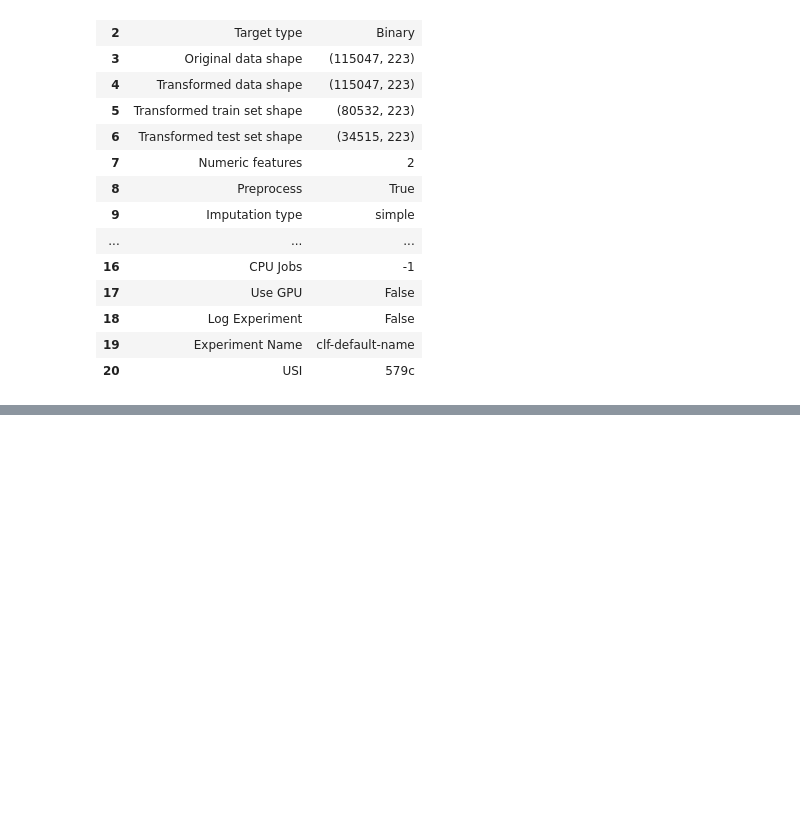
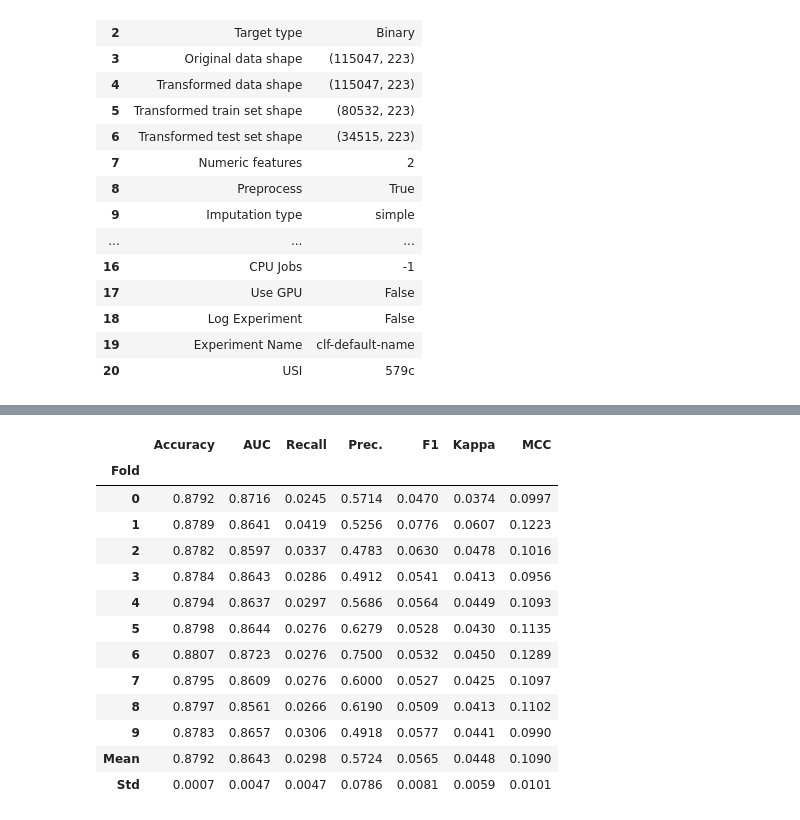
Before and after one commit to Jon9woo/insurance-cross-sell-prediction, a Jupyter notebook: jupyter/02-modeling.ipynb, the cells around one changed output, grey strips where cells are left out. Saved outputs shown, nothing was run; the diff lists cells and outputs as text; code cells hidden in the pictures; blank space fills up the shorter version.

```diff
--- a/jupyter/02-modeling.ipynb
+++ b/jupyter/02-modeling.ipynb
@@ -125,0 +151,3 @@ exp = setup(pycaretData, target='Response',numeric_features=['Age', 'Annual_Prem
+# %%
+model = create_model('lightgbm')
+# %% [output]
@@ -125,0 +155,14 @@ exp = setup(pycaretData, target='Response',numeric_features=['Age', 'Annual_Prem
+|  | Accuracy | AUC | Recall | Prec. | F1 | Kappa | MCC |
+| Fold |  |  |  |  |  |  |  |
+| 0 | 0.8792 | 0.8716 | 0.0245 | 0.5714 | 0.0470 | 0.0374 | 0.0997 |
+| 1 | 0.8789 | 0.8641 | 0.0419 | 0.5256 | 0.0776 | 0.0607 | 0.1223 |
+| 2 | 0.8782 | 0.8597 | 0.0337 | 0.4783 | 0.0630 | 0.0478 | 0.1016 |
+| 3 | 0.8784 | 0.8643 | 0.0286 | 0.4912 | 0.0541 | 0.0413 | 0.0956 |
+| 4 | 0.8794 | 0.8637 | 0.0297 | 0.5686 | 0.0564 | 0.0449 | 0.1093 |
+| 5 | 0.8798 | 0.8644 | 0.0276 | 0.6279 | 0.0528 | 0.0430 | 0.1135 |
+| 6 | 0.8807 | 0.8723 | 0.0276 | 0.7500 | 0.0532 | 0.0450 | 0.1289 |
+| 7 | 0.8795 | 0.8609 | 0.0276 | 0.6000 | 0.0527 | 0.0425 | 0.1097 |
+| 8 | 0.8797 | 0.8561 | 0.0266 | 0.6190 | 0.0509 | 0.0413 | 0.1102 |
+| 9 | 0.8783 | 0.8657 | 0.0306 | 0.4918 | 0.0577 | 0.0441 | 0.0990 |
+| Mean | 0.8792 | 0.8643 | 0.0298 | 0.5724 | 0.0565 | 0.0448 | 0.1090 |
+| Std | 0.0007 | 0.0047 | 0.0047 | 0.0786 | 0.0081 | 0.0059 | 0.0101 |
```
Also changed, not shown: parts of 4 cells of this notebook, 1 other file.
